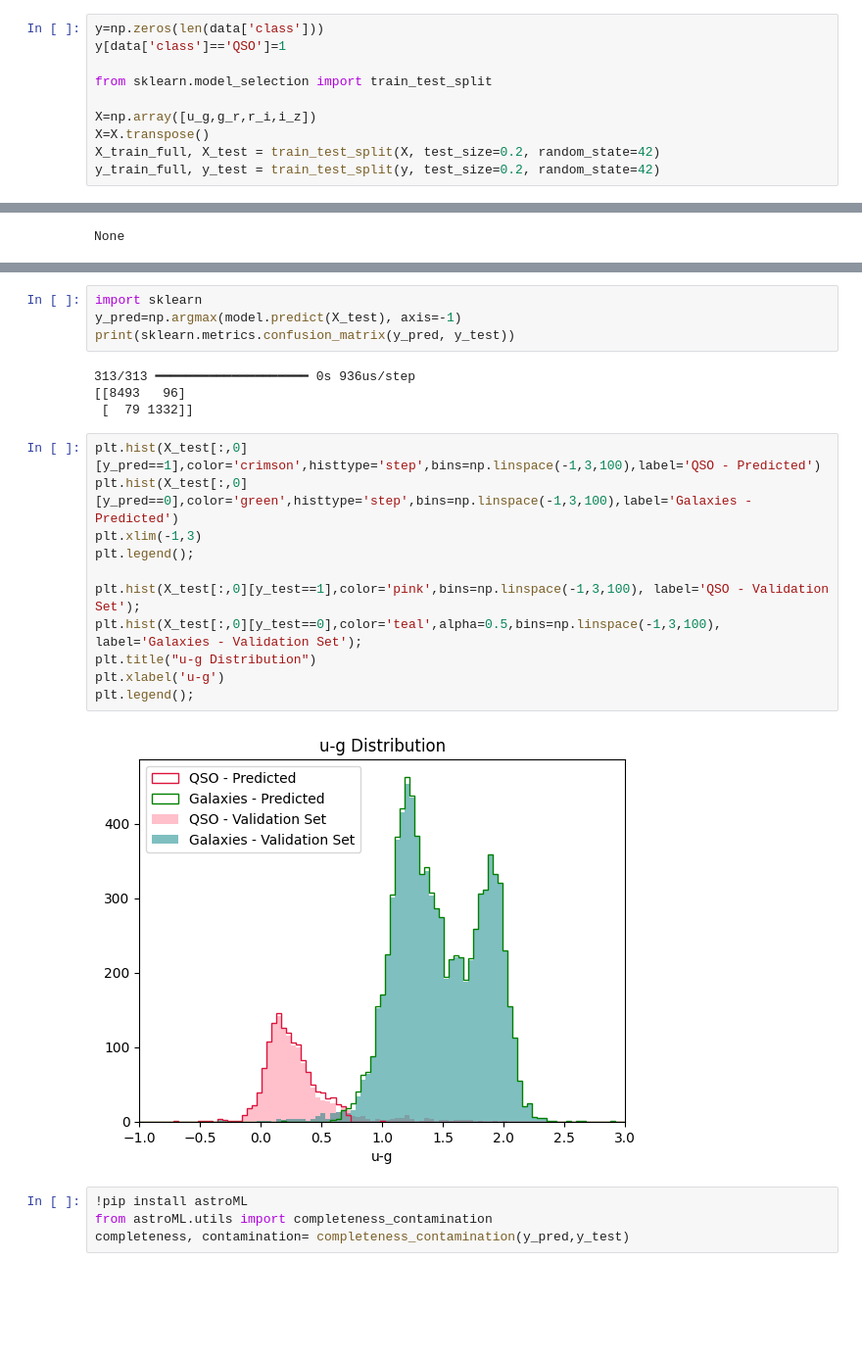
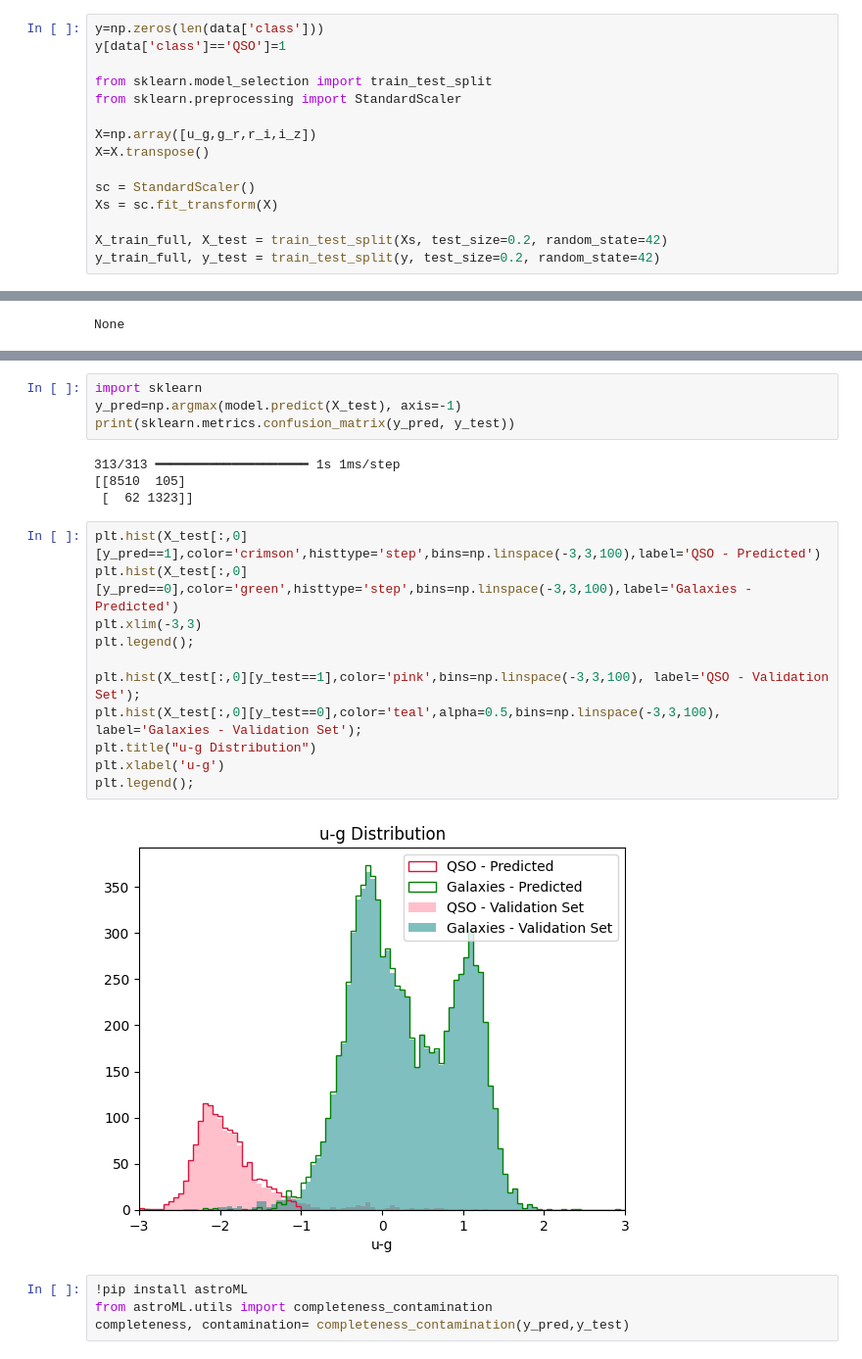
Before and after one commit to matteobosco0203/astrostatistics_bicocca_2026, a Jupyter notebook: working/L22 Neural Network.ipynb, the cells around one changed output, grey strips where cells are left out. Shown at 98% size. Saved outputs shown, nothing was run; the diff lists cells and outputs as text; blank space fills up the shorter version.

```diff
--- a/working/L22 Neural Network.ipynb
+++ b/working/L22 Neural Network.ipynb
@@ -37,10 +37,15 @@ y=np.zeros(len(data['class']))
 y[data['class']=='QSO']=1
 
 from sklearn.model_selection import train_test_split
+from sklearn.preprocessing import StandardScaler
 
 X=np.array([u_g,g_r,r_i,i_z])
 X=X.transpose()
-X_train_full, X_test = train_test_split(X, test_size=0.2, random_state=42)
+
+sc = StandardScaler()
+Xs = sc.fit_transform(X)
+
+X_train_full, X_test = train_test_split(Xs, test_size=0.2, random_state=42)
 y_train_full, y_test = train_test_split(y, test_size=0.2, random_state=42)
 # %%
 !pip install corner
@@ -301,22 +302,22 @@ import sklearn
 y_pred=np.argmax(model.predict(X_test), axis=-1)
 print(sklearn.metrics.confusion_matrix(y_pred, y_test))
 # %% [output]
-313/313 ━━━━━━━━━━━━━━━━━━━━ 0s 936us/step
-[[8493   96]
- [  79 1332]]
+313/313 ━━━━━━━━━━━━━━━━━━━━ 1s 1ms/step
+[[8510  105]
+ [  62 1323]]
 # %%
-plt.hist(X_test[:,0][y_pred==1],color='crimson',histtype='step',bins=np.linspace(-1,3,100),label='QSO - Predicted')
-plt.hist(X_test[:,0][y_pred==0],color='green',histtype='step',bins=np.linspace(-1,3,100),label='Galaxies - Predicted')
-plt.xlim(-1,3)
+plt.hist(X_test[:,0][y_pred==1],color='crimson',histtype='step',bins=np.linspace(-3,3,100),label='QSO - Predicted')
+plt.hist(X_test[:,0][y_pred==0],color='green',histtype='step',bins=np.linspace(-3,3,100),label='Galaxies - Predicted')
+plt.xlim(-3,3)
 plt.legend();
 
-plt.hist(X_test[:,0][y_test==1],color='pink',bins=np.linspace(-1,3,100), label='QSO - Validation Set');
-plt.hist(X_test[:,0][y_test==0],color='teal',alpha=0.5,bins=np.linspace(-1,3,100), label='Galaxies - Validation Set');
+plt.hist(X_test[:,0][y_test==1],color='pink',bins=np.linspace(-3,3,100), label='QSO - Validation Set');
+plt.hist(X_test[:,0][y_test==0],color='teal',alpha=0.5,bins=np.linspace(-3,3,100), label='Galaxies - Validation Set');
 plt.title("u-g Distribution")
 plt.xlabel('u-g')
 plt.legend();
 # %% [output]
-[figure, old version]
+[figure, new version]
 # %%
 !pip install astroML
 from astroML.utils import completeness_contamination
```
Also changed, not shown: parts of 20 cells of this notebook.
